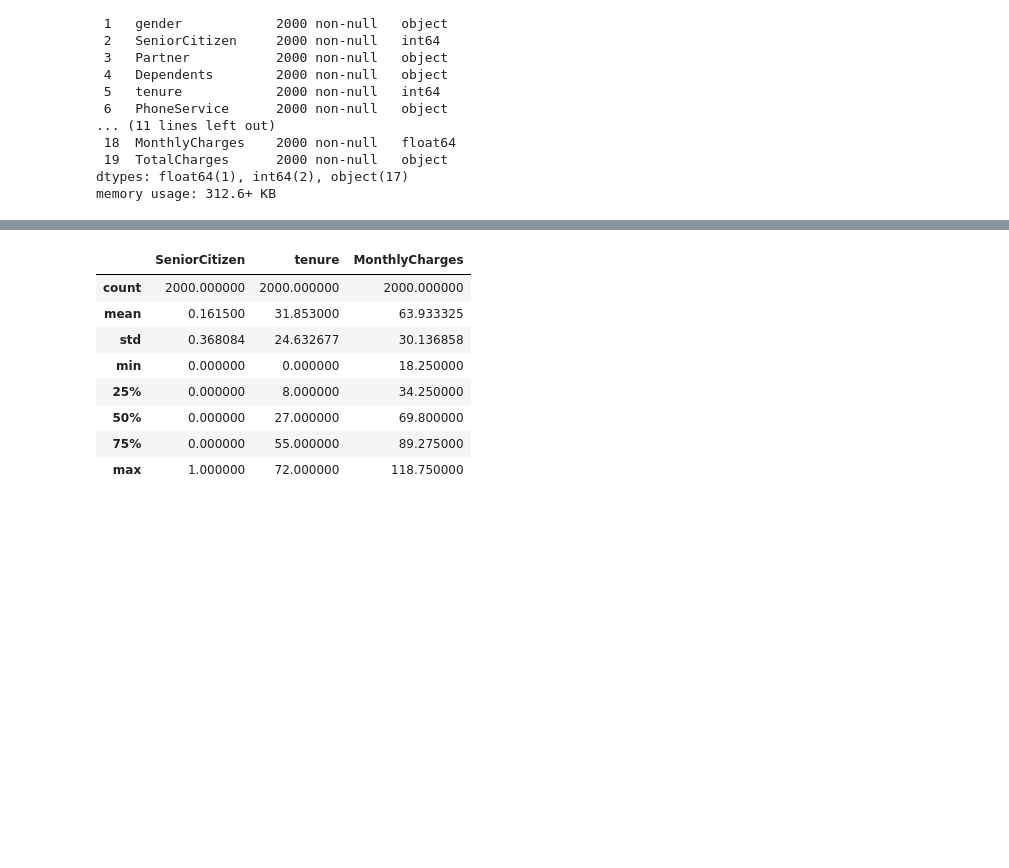
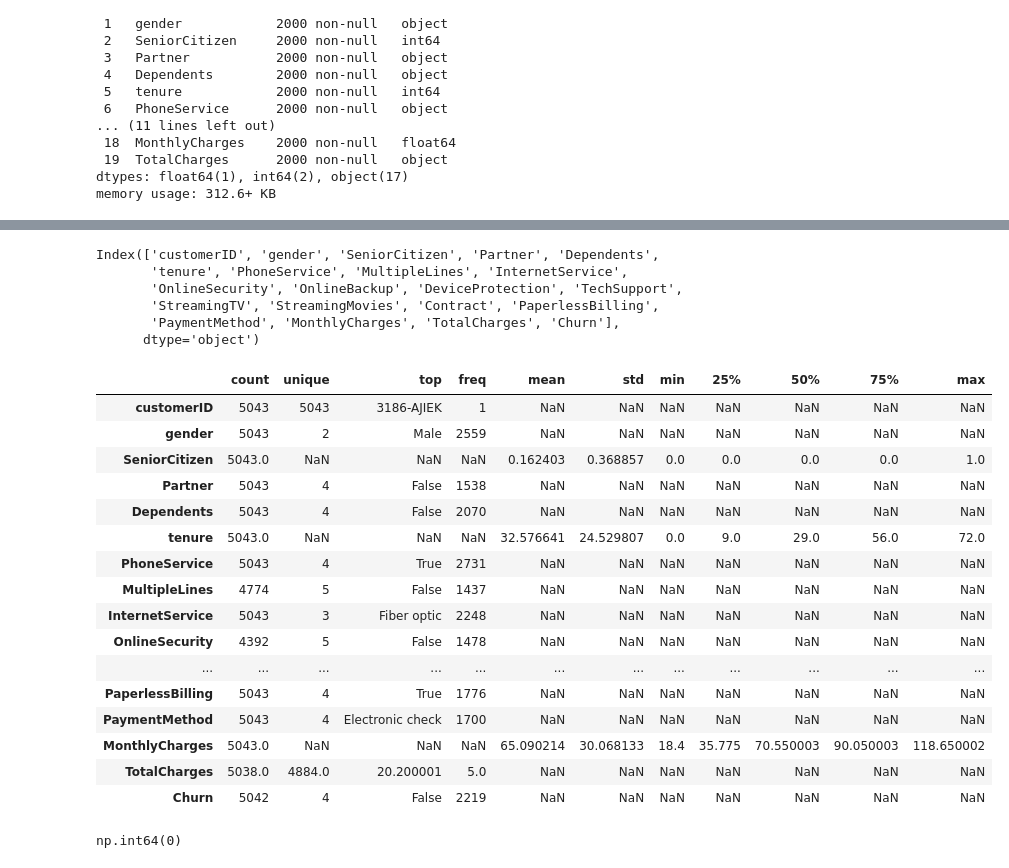
Before and after one commit to FUNMS/Customer-Churn-Analysis, a Jupyter notebook: notebooks/main.ipynb, the cells around one changed output, grey strips where cells are left out. Drawn from its saved outputs; the diff is of its cells as text; code cells hidden in the pictures; blank space fills up the shorter version.

```diff
--- a/notebooks/main.ipynb
+++ b/notebooks/main.ipynb
@@ -344,3 +266,8 @@ Data columns (total 20 columns):
  19  TotalCharges      2000 non-null   object
 dtypes: float64(1), int64(2), object(17)
 memory usage: 312.6+ KB
+# %%
+#concatenating data1 and data2
+
+train_data = pd.concat([data1, data2], axis = 0)
+train_data.tail()
@@ -347,15 +304,39 @@ memory usage: 312.6+ KB
+# %%
+#viewing data columns of train dataset
+
+train_data.columns
+# %% [output]
+Index(['customerID', 'gender', 'SeniorCitizen', 'Partner', 'Dependents',
+       'tenure', 'PhoneService', 'MultipleLines', 'InternetService',
+       'OnlineSecurity', 'OnlineBackup', 'DeviceProtection', 'TechSupport',
+       'StreamingTV', 'StreamingMovies', 'Contract', 'PaperlessBilling',
+       'PaymentMethod', 'MonthlyCharges', 'TotalCharges', 'Churn'],
+      dtype='object')
 # %%
-#Describe Test data set
-
-Test_data.describe()
+#Describe train data set
+train_data.describe(include='all').T
 # %% [output]
-|  | SeniorCitizen | tenure | MonthlyCharges |
-| count | 2000.000000 | 2000.000000 | 2000.000000 |
-| mean | 0.161500 | 31.853000 | 63.933325 |
-| std | 0.368084 | 24.632677 | 30.136858 |
-| min | 0.000000 | 0.000000 | 18.250000 |
-| 25% | 0.000000 | 8.000000 | 34.250000 |
-| 50% | 0.000000 | 27.000000 | 69.800000 |
-| 75% | 0.000000 | 55.000000 | 89.275000 |
-| max | 1.000000 | 72.000000 | 118.750000 |
+|  | count | unique | top | freq | mean | std | min | 25% | 50% | 75% | max |
+| customerID | 5043 | 5043 | 3186-AJIEK | 1 | NaN | NaN | NaN | NaN | NaN | NaN | NaN |
+| gender | 5043 | 2 | Male | 2559 | NaN | NaN | NaN | NaN | NaN | NaN | NaN |
+| SeniorCitizen | 5043.0 | NaN | NaN | NaN | 0.162403 | 0.368857 | 0.0 | 0.0 | 0.0 | 0.0 | 1.0 |
+| Partner | 5043 | 4 | False | 1538 | NaN | NaN | NaN | NaN | NaN | NaN | NaN |
+| Dependents | 5043 | 4 | False | 2070 | NaN | NaN | NaN | NaN | NaN | NaN | NaN |
+| tenure | 5043.0 | NaN | NaN | NaN | 32.576641 | 24.529807 | 0.0 | 9.0 | 29.0 | 56.0 | 72.0 |
+| PhoneService | 5043 | 4 | True | 2731 | NaN | NaN | NaN | NaN | NaN | NaN | NaN |
+| MultipleLines | 4774 | 5 | False | 1437 | NaN | NaN | NaN | NaN | NaN | NaN | NaN |
+| InternetService | 5043 | 3 | Fiber optic | 2248 | NaN | NaN | NaN | NaN | NaN | NaN | NaN |
+| OnlineSecurity | 4392 | 5 | False | 1478 | NaN | NaN | NaN | NaN | NaN | NaN | NaN |
+| ... | ... | ... | ... | ... | ... | ... | ... | ... | ... | ... | ... |
+| PaperlessBilling | 5043 | 4 | True | 1776 | NaN | NaN | NaN | NaN | NaN | NaN | NaN |
+| PaymentMethod | 5043 | 4 | Electronic check | 1700 | NaN | NaN | NaN | NaN | NaN | NaN | NaN |
+| MonthlyCharges | 5043.0 | NaN | NaN | NaN | 65.090214 | 30.068133 | 18.4 | 35.775 | 70.550003 | 90.050003 | 118.650002 |
+| TotalCharges | 5038.0 | 4884.0 | 20.200001 | 5.0 | NaN | NaN | NaN | NaN | NaN | NaN | NaN |
+| Churn | 5042 | 4 | False | 2219 | NaN | NaN | NaN | NaN | NaN | NaN | NaN |
+# %%
+#Checking for duplicates in train data set
+
+train_data.duplicated().sum()
+# %% [output]
+np.int64(0)
 # %%
```
Also changed, not shown: parts of 22 cells of this notebook.
